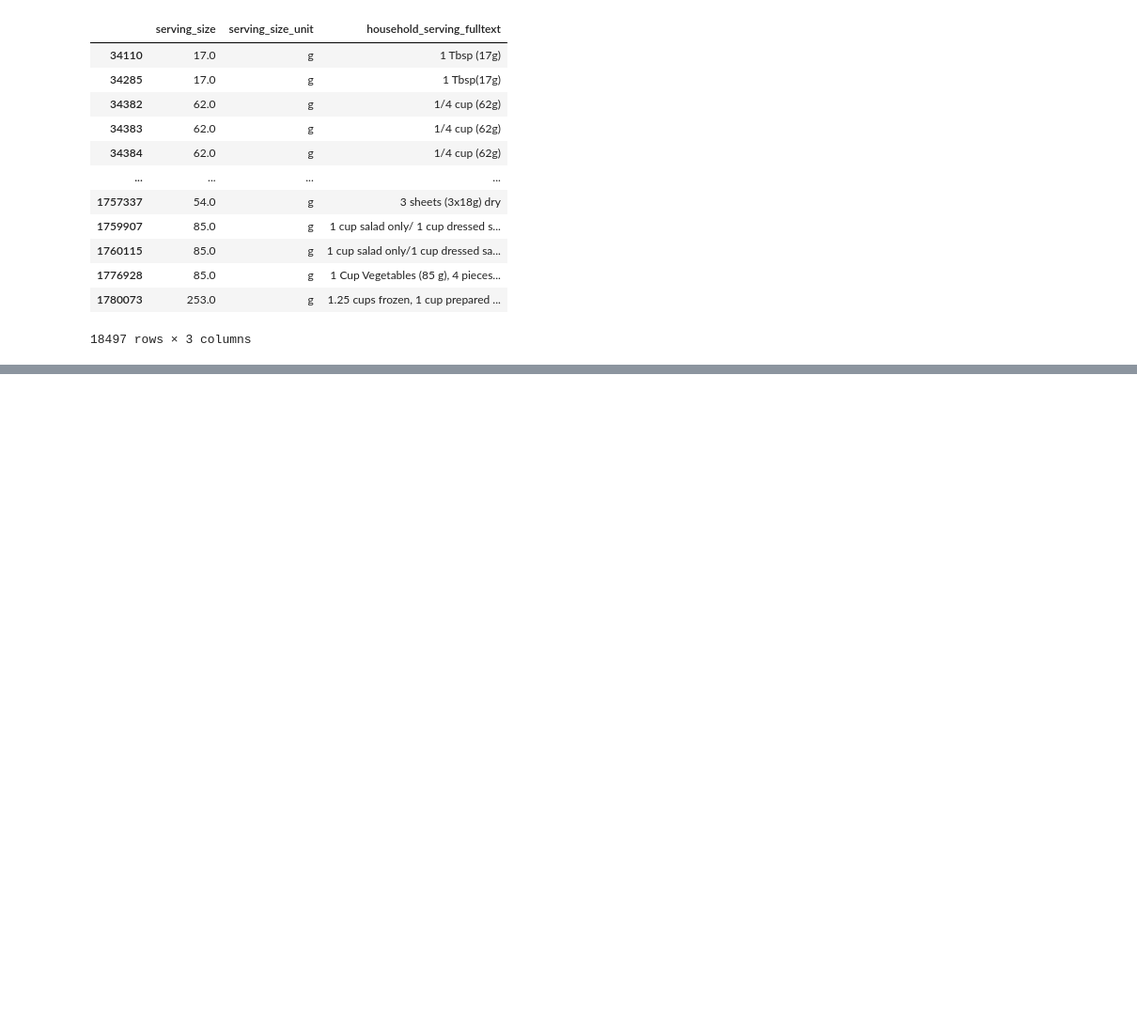
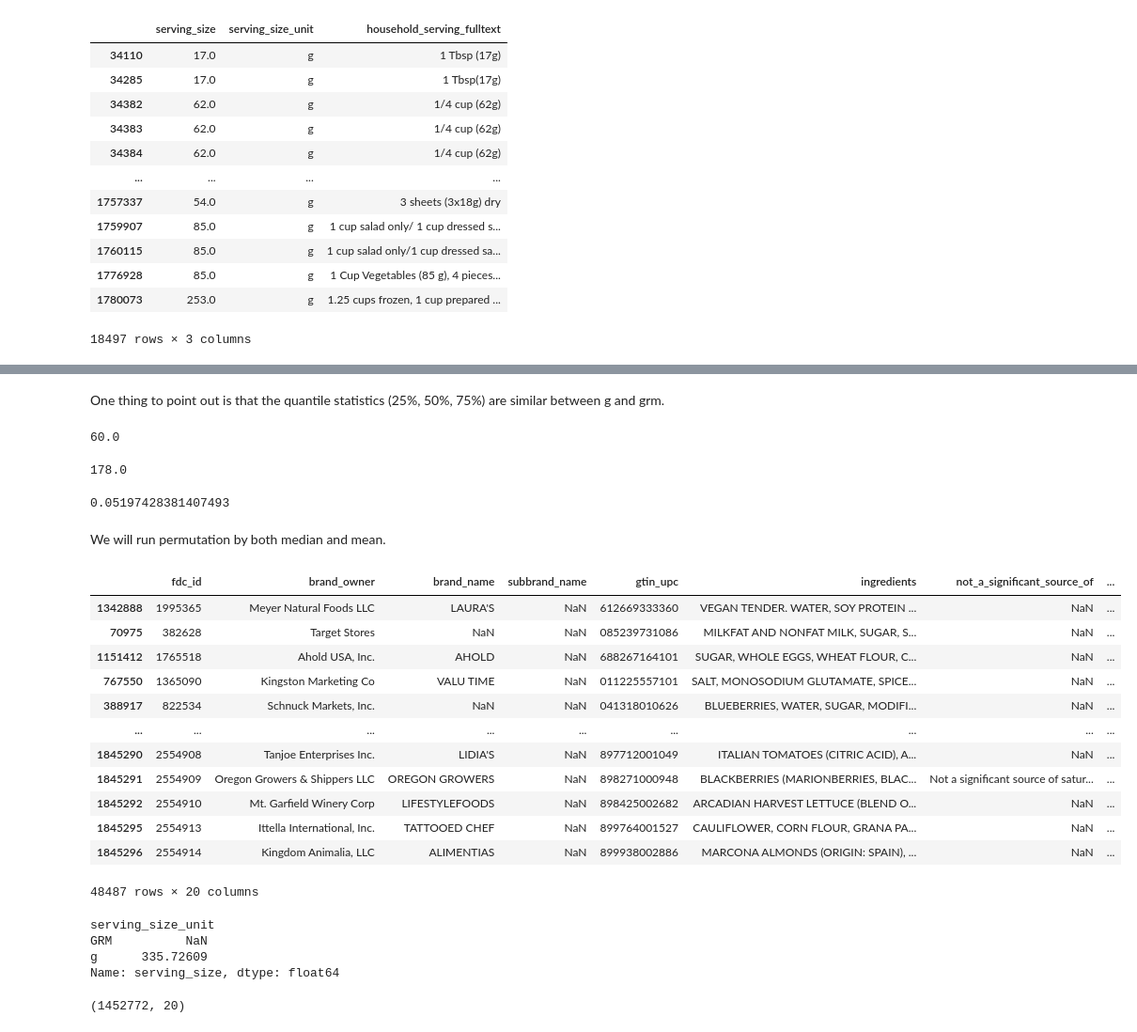
Before and after one commit to alexander-jensen/FDA-Data-Analysis, a Jupyter notebook: Branded Food Initial Data Analysis.ipynb, the cells around one changed output, grey strips where cells are left out. Shown: that part at 94% size. Drawn from its saved outputs; the diff is of its cells as text; code cells hidden in the pictures; blank space fills up the shorter version.

Commit message:
Added permutation function base

```diff
--- a/Branded Food Initial Data Analysis.ipynb
+++ b/Branded Food Initial Data Analysis.ipynb
@@ -179,0 +240,3 @@ If we only look at these examples, we would consider them as conventionally the
+# %%
+grm_stats = grm_foods.serving_size.describe()
+grm_stats
@@ -179,0 +253,35 @@ If we only look at these examples, we would consider them as conventionally the
+# %% [markdown]
+One thing to point out is that the quantile statistics (25%, 50%, 75%) are similar between g and grm.
+# %%
+grm_iqr = grm_stats.loc['75%'] - grm_stats.loc['25%']
+grm_iqr # This number exceeds the 25%, so we do not have to calculate lower bound
+# %% [output]
+60.0
+# %%
+grm_upper_bound = grm_stats.loc['75%'] + grm_iqr * 1.5
+grm_upper_bound # Also not too far off from gram's 75%
+# %% [output]
+178.0
+# %%
+grm_foods_no_outlier = grm_foods[grm_foods.serving_size <= grm_upper_bound]
+(grm_foods.shape[0] - grm_foods_no_outlier.shape[0]) / grm_foods.shape[0] # Also removed about 5% of the data
+# %% [output]
+0.05197428381407493
+# %% [markdown]
+We will run permutation by both median and mean.
+# %%
+pd.concat([g_foods_no_outlier.sample(10000, replace=False), grm_foods_no_outlier])
+# %% [output]
+|  | fdc_id | brand_owner | brand_name | subbrand_name | gtin_upc | ingredients | not_a_significant_source_of | ... |
+| 1342888 | 1995365 | Meyer Natural Foods LLC | LAURA'S | NaN | 612669333360 | VEGAN TENDER. WATER, SOY PROTEIN ... | NaN | ... |
+| 70975 | 382628 | Target Stores | NaN | NaN | 085239731086 | MILKFAT AND NONFAT MILK, SUGAR, S... | NaN | ... |
+| 1151412 | 1765518 | Ahold USA, Inc. | AHOLD | NaN | 688267164101 | SUGAR, WHOLE EGGS, WHEAT FLOUR, C... | NaN | ... |
+| 767550 | 1365090 | Kingston Marketing Co | VALU TIME | NaN | 011225557101 | SALT, MONOSODIUM GLUTAMATE, SPICE... | NaN | ... |
+| 388917 | 822534 | Schnuck Markets, Inc. | NaN | NaN | 041318010626 | BLUEBERRIES, WATER, SUGAR, MODIFI... | NaN | ... |
+| ... | ... | ... | ... | ... | ... | ... | ... | ... |
+| 1845290 | 2554908 | Tanjoe Enterprises Inc. | LIDIA'S | NaN | 897712001049 | ITALIAN TOMATOES (CITRIC ACID), A... | NaN | ... |
+| 1845291 | 2554909 | Oregon Growers & Shippers LLC | OREGON GROWERS | NaN | 898271000948 | BLACKBERRIES (MARIONBERRIES, BLAC... | Not a significant source of satur... | ... |
+| 1845292 | 2554910 | Mt. Garfield Winery Corp | LIFESTYLEFOODS | NaN | 898425002682 | ARCADIAN HARVEST LETTUCE (BLEND O... | NaN | ... |
+| 1845295 | 2554913 | Ittella International, Inc. | TATTOOED CHEF | NaN | 899764001527 | CAULIFLOWER, CORN FLOUR, GRANA PA... | NaN | ... |
+| 1845296 | 2554914 | Kingdom Animalia, LLC | ALIMENTIAS | NaN | 899938002886 | MARCONA ALMONDS (ORIGIN: SPAIN), ... | NaN | ... |
+48487 rows × 20 columns
@@ -179,0 +309,12 @@ If we only look at these examples, we would consider them as conventionally the
+# %%
+obs_stat = pd.concat([g_foods, grm_foods]).groupby('serving_size_unit')['serving_size'].agg('mean').diff()
+obs_stat
+# %% [output]
+serving_size_unit
+GRM          NaN
+g      335.72609
+Name: serving_size, dtype: float64
+# %%
+g_foods_no_outlier.shape
+# %% [output]
+(1452772, 20)
```
Also changed, not shown: parts of 18 cells of this notebook.
